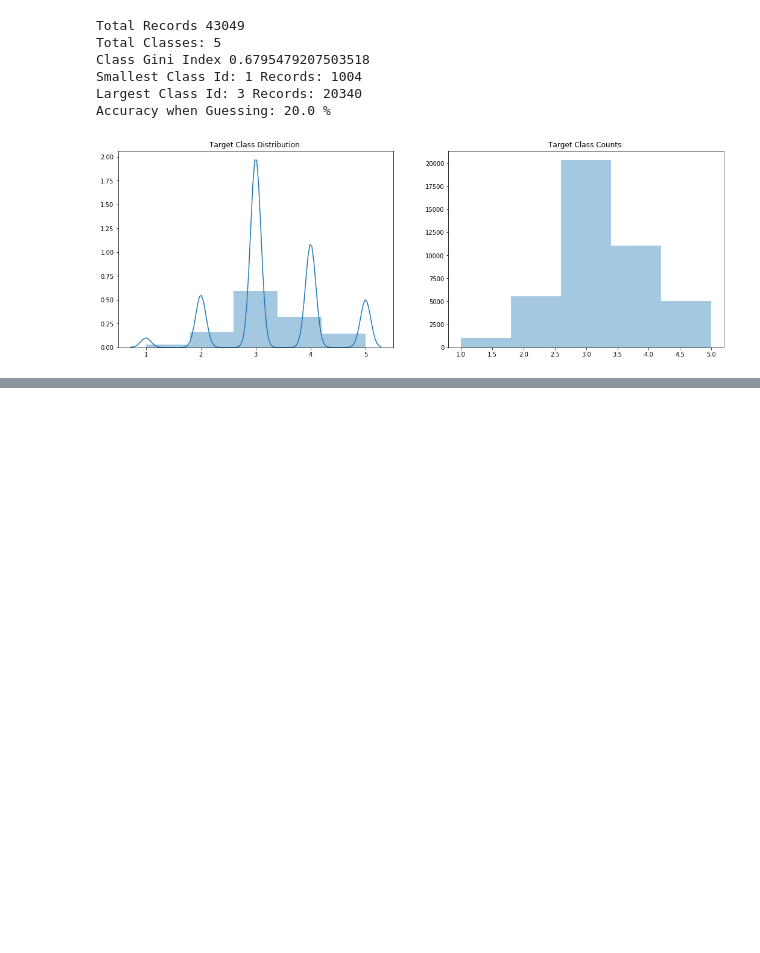
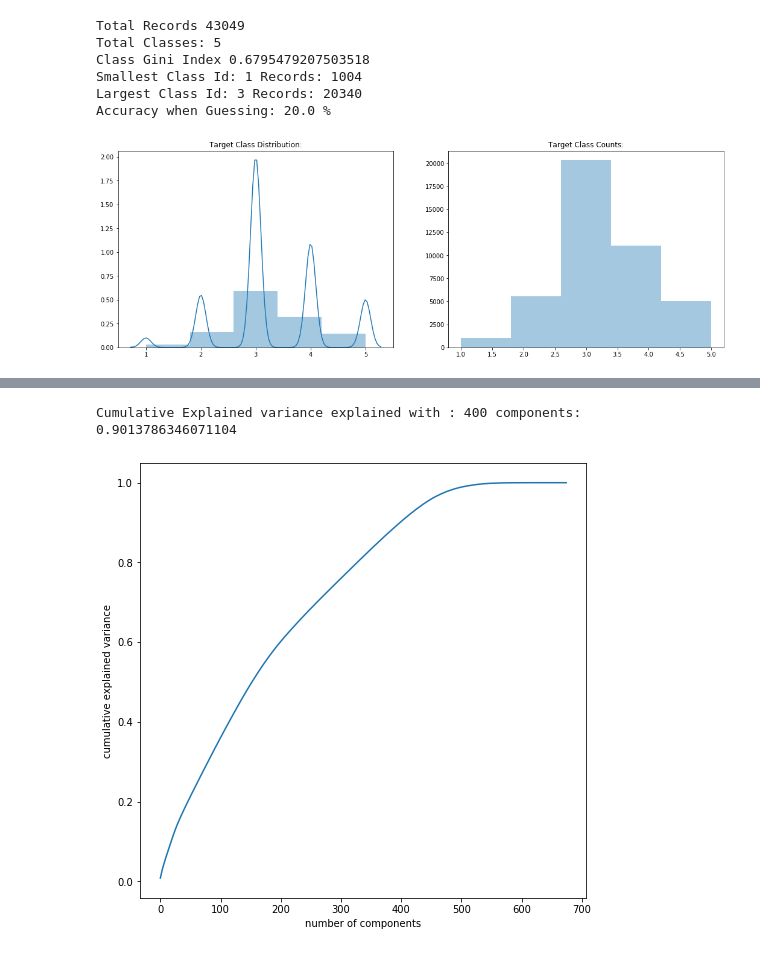
Before and after one commit to andrewmejia600/MSDS7331, a Jupyter notebook: Lab_2_Notebook_Draft.ipynb, the cells around one changed output, grey strips where cells are left out. Cells and saved outputs as stored; diff of their text form; code cells hidden in the pictures; blank space fills up the shorter version.

```diff
--- a/Lab_2_Notebook_Draft.ipynb
+++ b/Lab_2_Notebook_Draft.ipynb
@@ -349,6 +533,20 @@ def test_models(X, y, models, model_names):
         print('--------------------------------')
         stratified_cross_validate(model,X,y)
         print(' ')
+
+#This function will plot PCs based on the length of features in the dataframe or change to how many features you wish to input
+def plot_pca(X,var_ratio_pcs = 60):
+    # Perform PCA on the data to reduce the number of initial features
+    # and to remove correlations that are common between pixel features
+    pca = PCA(n_components=X.shape[1])
+    pca.fit(X)
+
+    # Inspect the explained variances to determine how many components to use
+    plt.subplots(figsize=(8, 8))
+    plt.plot(np.cumsum(pca.explained_variance_ratio_))
+    plt.xlabel('number of components')
+    plt.ylabel('cumulative explained variance');
+    print('Cumulative Explained variance explained with :', var_ratio_pcs , 'components:',sum(pca.explained_variance_ratio_[0:var_ratio_pcs]) )
 # %% [markdown]
 Let's see how many classes we have and their frequencies
 # %%
@@ -390,3 +584,6 @@ test.head(n=5)
+# %%
+#Create scaler object
+ML_std_scalr = StandardScaler()
 # %%
 y = test['BOROUGH'].values
 X = test.drop(columns = ['BOROUGH'], axis = 1).values
@@ -428,0 +657,8 @@ CV Time:  10.901814222335815
+# %%
+#Scaling the features makes a big improvement to accuaracy
+X = ML_std_scalr.fit_transform(X)
+
+plot_pca(X,var_ratio_pcs = 400)
+# %% [output]
+Cumulative Explained variance explained with : 400 components: 0.9013786346071104
+[figure, added]
```
Also changed, not shown: parts of 34 cells of this notebook.
